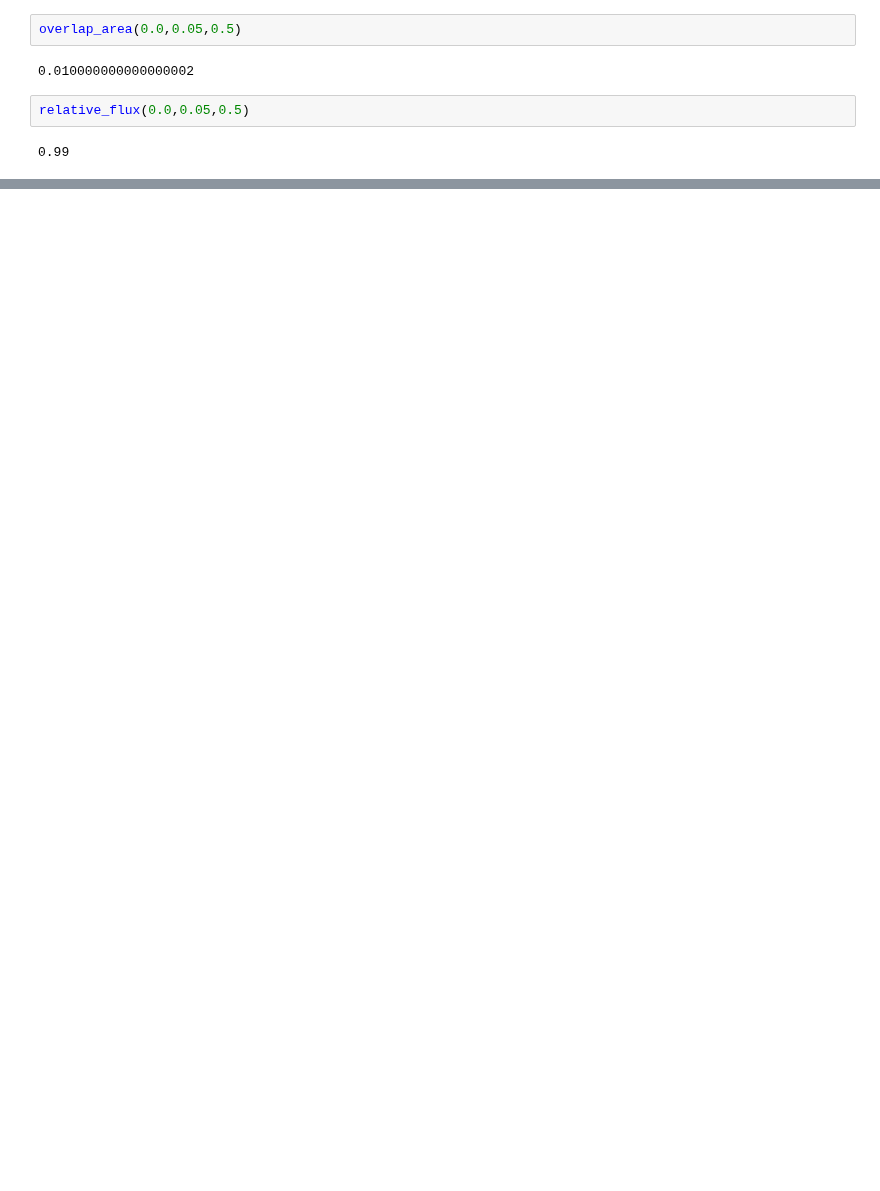
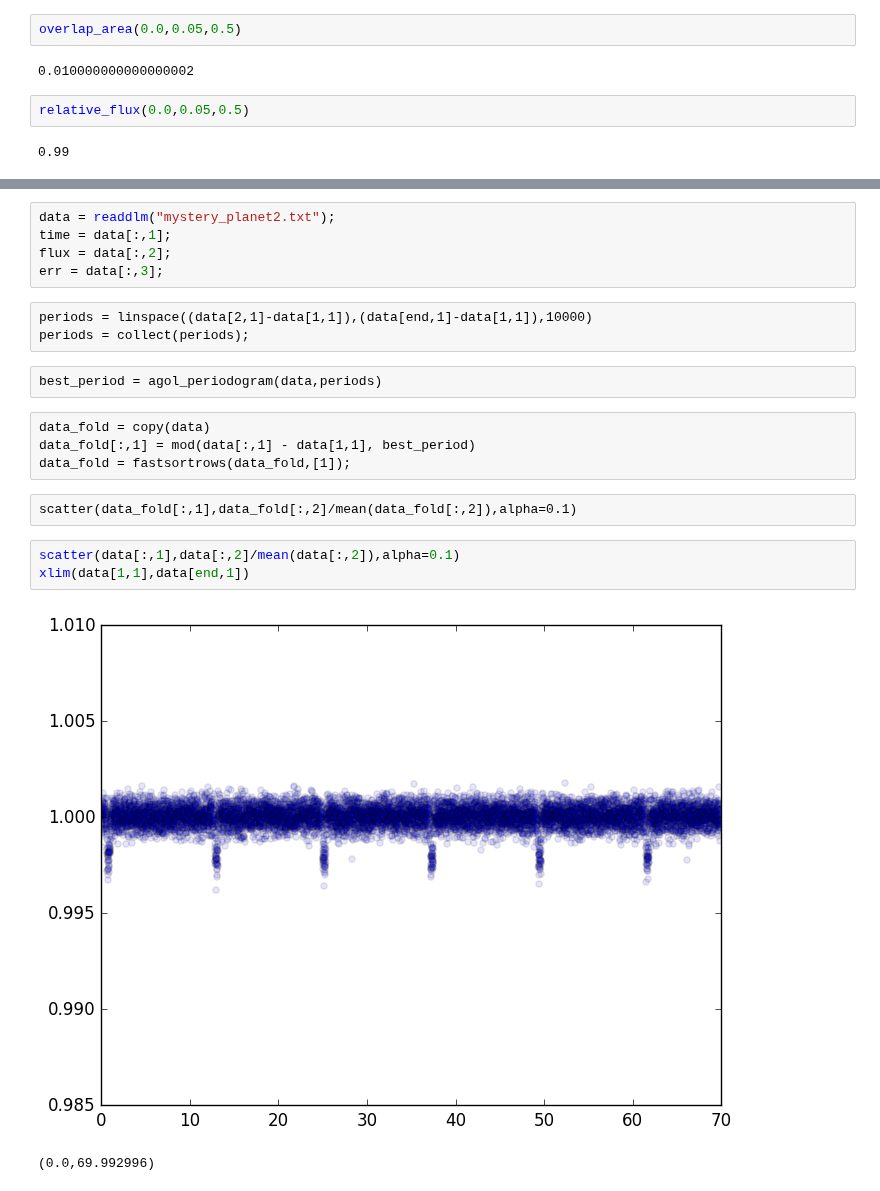
Before and after one commit to jlustigy/ExoJulia, a Jupyter notebook: Homework/hw2a/Dave_Jake/transit_dev.ipynb, the cells around one changed output, grey strips where cells are left out. Cells and saved outputs as stored; diff of their text form; blank space fills up the shorter version.

```diff
--- a/Homework/hw2a/Dave_Jake/transit_dev.ipynb
+++ b/Homework/hw2a/Dave_Jake/transit_dev.ipynb
@@ -46,0 +71,22 @@ relative_flux(0.0,0.05,0.5)
+# %%
+data = readdlm("mystery_planet2.txt");
+time = data[:,1];
+flux = data[:,2];
+err = data[:,3];
+# %% [raw]
+periods = linspace((data[2,1]-data[1,1]),(data[end,1]-data[1,1]),10000)
+periods = collect(periods);
+# %% [raw]
+best_period = agol_periodogram(data,periods)
+# %% [raw]
+data_fold = copy(data)
+data_fold[:,1] = mod(data[:,1] - data[1,1], best_period)
+data_fold = fastsortrows(data_fold,[1]);
+# %% [raw]
+scatter(data_fold[:,1],data_fold[:,2]/mean(data_fold[:,2]),alpha=0.1)
+# %%
+scatter(data[:,1],data[:,2]/mean(data[:,2]),alpha=0.1)
+xlim(data[1,1],data[end,1])
+# %% [output]
+[figure, added]
+(0.0,69.992996)
```
Also changed, not shown: parts of 9 cells of this notebook, 1 other file.
